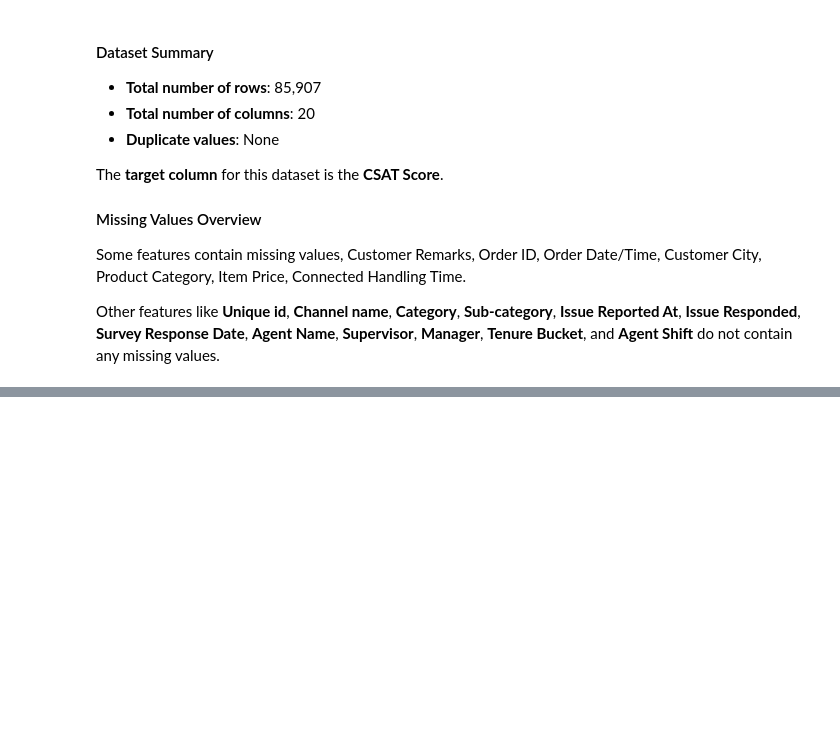
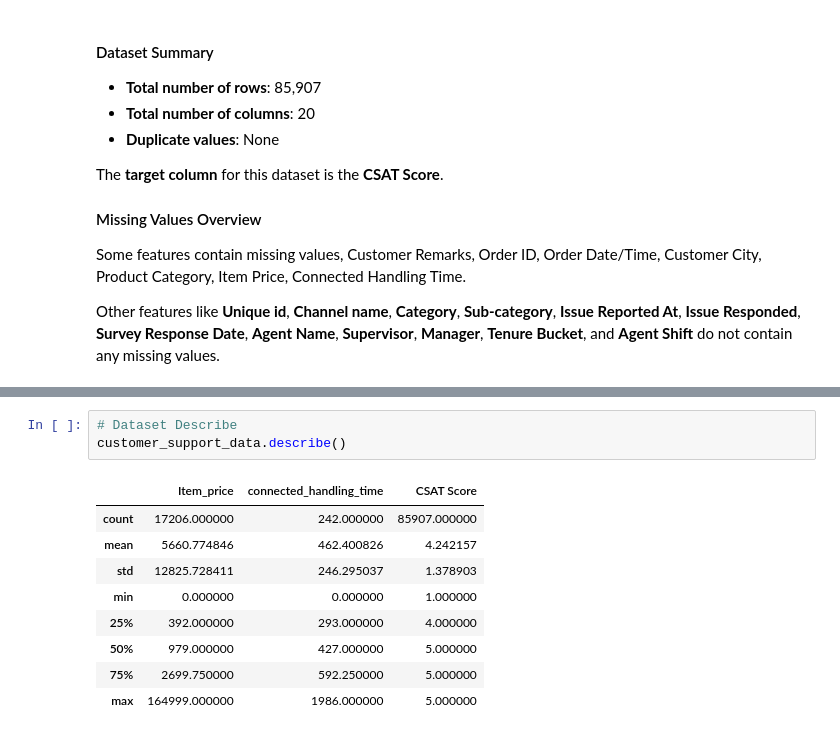
Before and after one commit to Rajesh1505/Capstone_Project_Deep_Learning, a Jupyter notebook: Capstone_Project_Deep_Learning.ipynb, the cells around one changed output, grey strips where cells are left out. Saved outputs shown, nothing was run; the diff lists cells and outputs as text; blank space fills up the shorter version.

```diff
--- a/Capstone_Project_Deep_Learning.ipynb
+++ b/Capstone_Project_Deep_Learning.ipynb
@@ -190,0 +215,13 @@ Other features like **Unique id**, **Channel name**, **Category**, **Sub-categor
+# %%
+# Dataset Describe
+customer_support_data.describe()
+# %% [output]
+|  | Item_price | connected_handling_time | CSAT Score |
+| count | 17206.000000 | 242.000000 | 85907.000000 |
+| mean | 5660.774846 | 462.400826 | 4.242157 |
+| std | 12825.728411 | 246.295037 | 1.378903 |
+| min | 0.000000 | 0.000000 | 1.000000 |
+| 25% | 392.000000 | 293.000000 | 4.000000 |
+| 50% | 979.000000 | 427.000000 | 5.000000 |
+| 75% | 2699.750000 | 592.250000 | 5.000000 |
+| max | 164999.000000 | 1986.000000 | 5.000000 |
```
Also changed, not shown: parts of 8 cells of this notebook.
